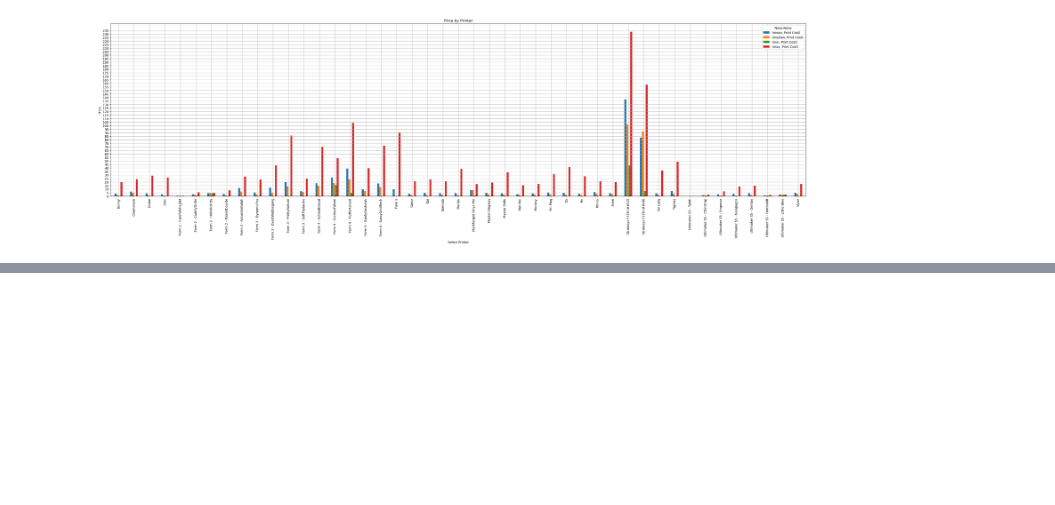
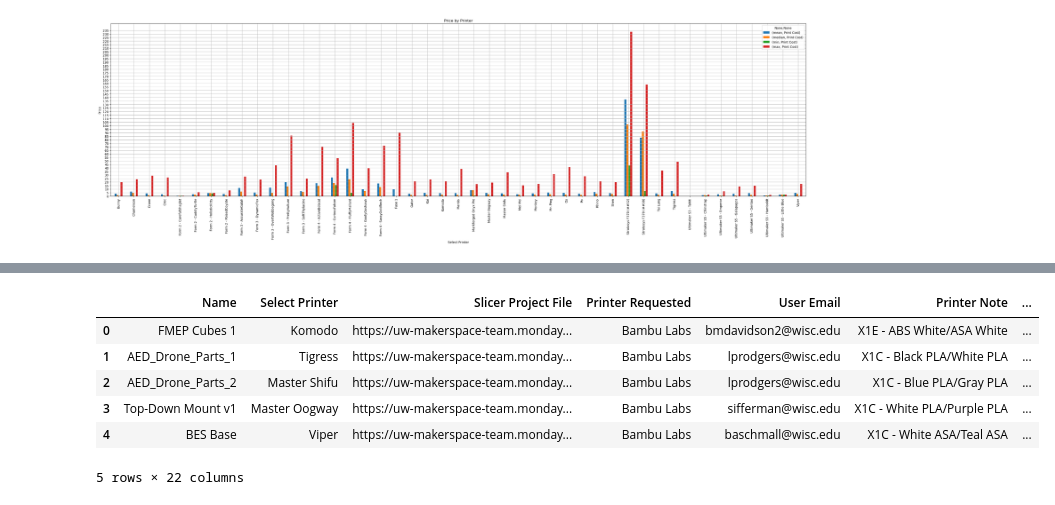
Before and after one commit to MarMar888/ECEDesignLabProj, a Jupyter notebook: KaiPlots.ipynb, the cells around one changed output, grey strips where cells are left out. Cells and saved outputs as stored; diff of their text form; code cells hidden in the pictures; blank space fills up the shorter version.

Commit message:
Added weekday and time columns to my file

```diff
--- a/KaiPlots.ipynb
+++ b/KaiPlots.ipynb
@@ -63,0 +124,14 @@ ValueError: If using all scalar values, you must pass an index
+# %%
+df['Weekday'] = df['Creation Log'].apply(get_weekday)
+# %%
+df['Time'] = df['Creation Log'].apply(convert_time)
+# %%
+df.head()
+# %% [output]
+|  | Name | Select Printer | Slicer Project File | Printer Requested | User Email | Printer Note | ... |
+| 0 | FMEP Cubes 1 | Komodo | https://uw-makerspace-team.monday... | Bambu Labs | bmdavidson2@wisc.edu | X1E - ABS White/ASA White | ... |
+| 1 | AED_Drone_Parts_1 | Tigress | https://uw-makerspace-team.monday... | Bambu Labs | lprodgers@wisc.edu | X1C - Black PLA/White PLA | ... |
+| 2 | AED_Drone_Parts_2 | Master Shifu | https://uw-makerspace-team.monday... | Bambu Labs | lprodgers@wisc.edu | X1C - Blue PLA/Gray PLA | ... |
+| 3 | Top-Down Mount v1 | Master Oogway | https://uw-makerspace-team.monday... | Bambu Labs | sifferman@wisc.edu | X1C - White PLA/Purple PLA | ... |
+| 4 | BES Base | Viper | https://uw-makerspace-team.monday... | Bambu Labs | baschmall@wisc.edu | X1C - White ASA/Teal ASA | ... |
+5 rows × 22 columns
```
Also changed, not shown: parts of 5 cells of this notebook.
